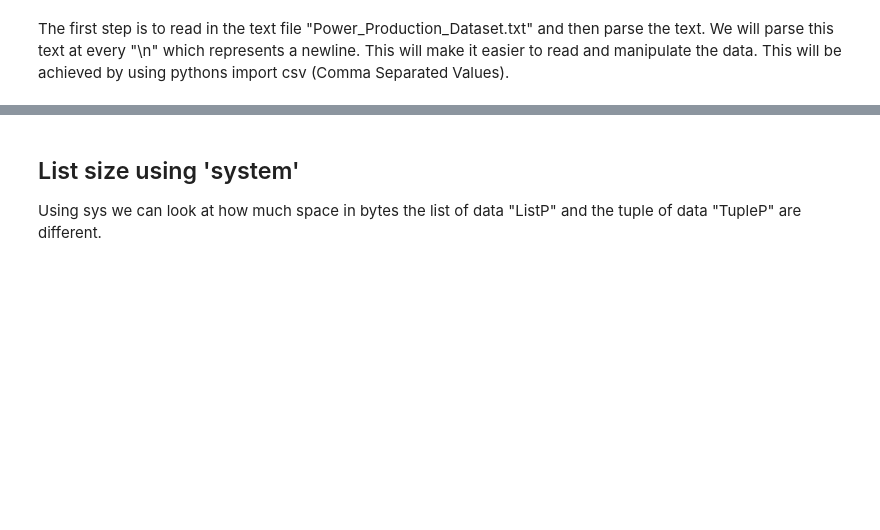
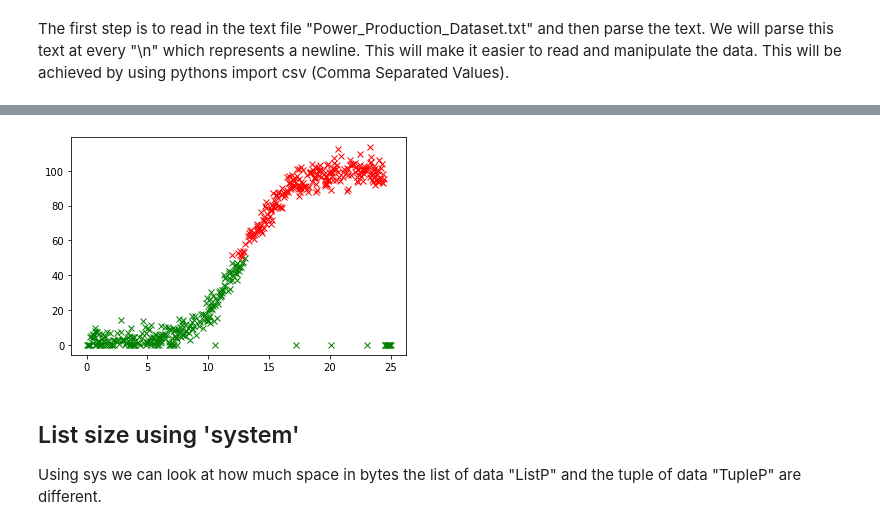
Before and after one commit to MrSkillage/Wind-Turbine-Power-Production, a Jupyter notebook: Jupyter_Notebooks/Wind_Turbines.ipynb, the cells around one changed output, grey strips where cells are left out. Saved outputs shown, nothing was run; the diff lists cells and outputs as text; code cells hidden in the pictures; blank space fills up the shorter version.

```diff
--- a/Jupyter_Notebooks/Wind_Turbines.ipynb
+++ b/Jupyter_Notebooks/Wind_Turbines.ipynb
@@ -43,3 +95,10 @@ np.mean(speedData)
+# %%
+plt.plot(data[kmeans.labels_ == 0][:,0], data[kmeans.labels_ == 0][:,1], 'gx')
+plt.plot(data[kmeans.labels_ == 1][:,0], data[kmeans.labels_ == 1][:,1], 'rx')
+
+plt.show()
+# %% [output]
+[figure, added]
 # %% [markdown]
 ## List size using 'system'
 Using sys we can look at how much space in bytes the list of data "ListP" and the tuple of data "TupleP" are different.
```
Also changed, not shown: parts of 12 cells of this notebook.
